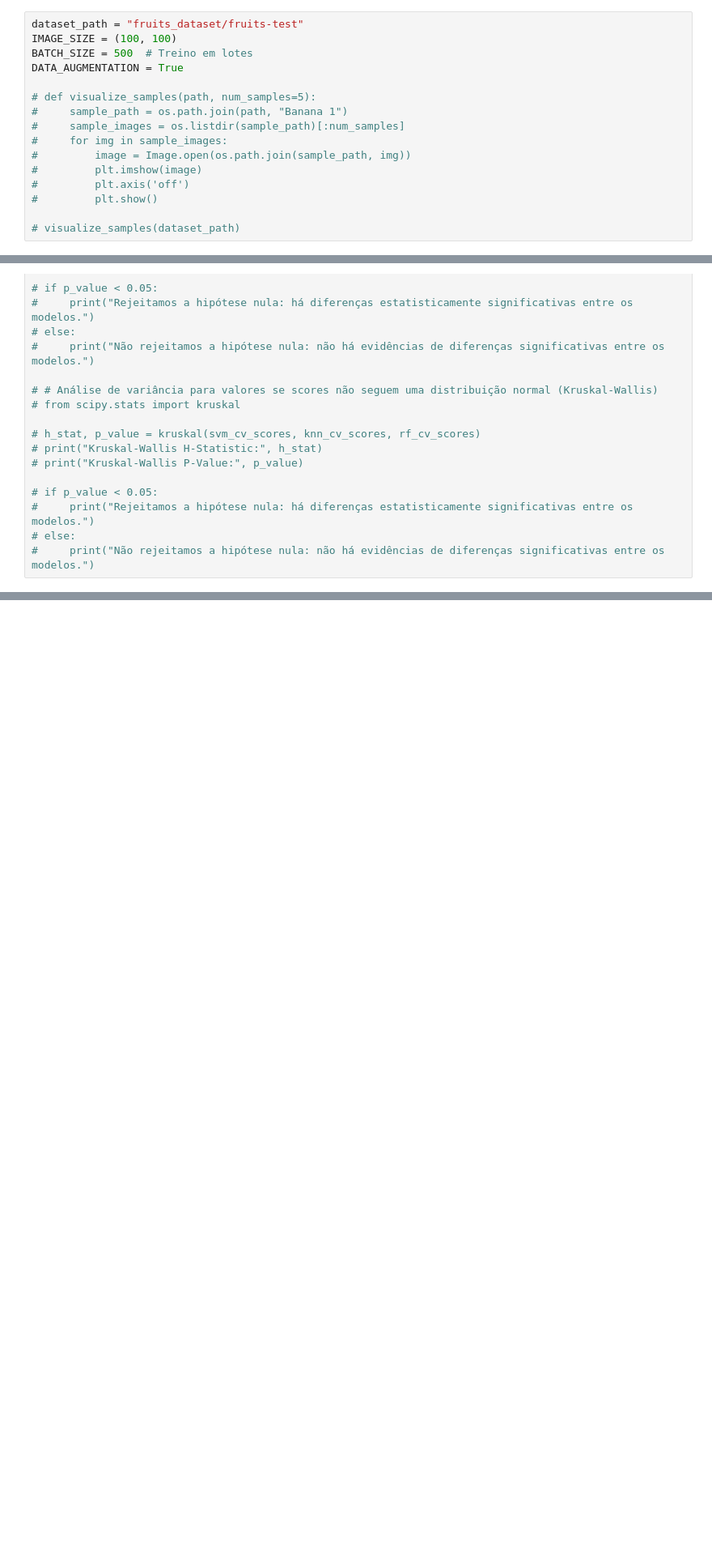
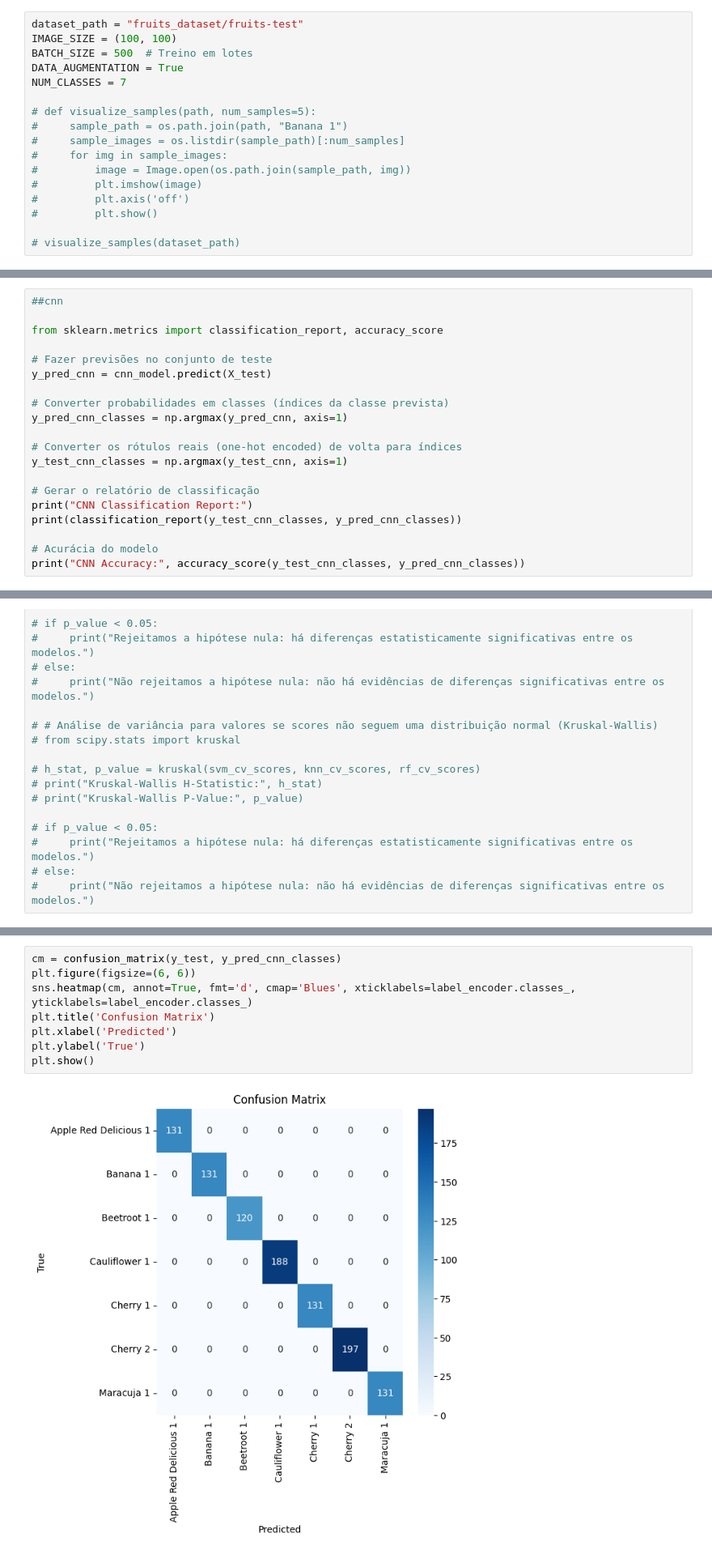
Before and after one commit to FedraB/RP-RN-2024.2, a Jupyter notebook: pre_processing.ipynb, the cells around one changed output, grey strips where cells are left out. Shown: that part at 81% size. Cells and saved outputs as stored; diff of their text form; blank space fills up the shorter version.

```diff
--- a/pre_processing.ipynb
+++ b/pre_processing.ipynb
@@ -51,6 +57,7 @@ dataset_path = "fruits_dataset/fruits-test"
 IMAGE_SIZE = (100, 100)
 BATCH_SIZE = 500  # Treino em lotes
 DATA_AUGMENTATION = True
+NUM_CLASSES = 7
 
 # def visualize_samples(path, num_samples=5):
 #     sample_path = os.path.join(path, "Banana 1")
@@ -162,0 +312,20 @@ svm_predictions = best_svm.predict(X_test_umap)
+# %%
+##cnn
+
+from sklearn.metrics import classification_report, accuracy_score
+
+# Fazer previsões no conjunto de teste
+y_pred_cnn = cnn_model.predict(X_test)
+
+# Converter probabilidades em classes (índices da classe prevista)
+y_pred_cnn_classes = np.argmax(y_pred_cnn, axis=1)
+
+# Converter os rótulos reais (one-hot encoded) de volta para índices
+y_test_cnn_classes = np.argmax(y_test_cnn, axis=1)
+
+# Gerar o relatório de classificação
+print("CNN Classification Report:")
+print(classification_report(y_test_cnn_classes, y_pred_cnn_classes))
+
+# Acurácia do modelo
+print("CNN Accuracy:", accuracy_score(y_test_cnn_classes, y_pred_cnn_classes))
@@ -226,6 +394,16 @@ plt.show()
 # %% [output]
 [figure]
 [figure]
+# %%
+cm = confusion_matrix(y_test, y_pred_cnn_classes)
+plt.figure(figsize=(6, 6))
+sns.heatmap(cm, annot=True, fmt='d', cmap='Blues', xticklabels=label_encoder.classes_, yticklabels=label_encoder.classes_)
+plt.title('Confusion Matrix')
+plt.xlabel('Predicted')
+plt.ylabel('True')
+plt.show()
+# %% [output]
+[figure, added]
 # %%
 # Função para plotar a curva ROC para cada classe
 def plot_multiclass_roc(y_test_bin, y_score, model_name):
```
Also changed, not shown: parts of 8 cells of this notebook.
